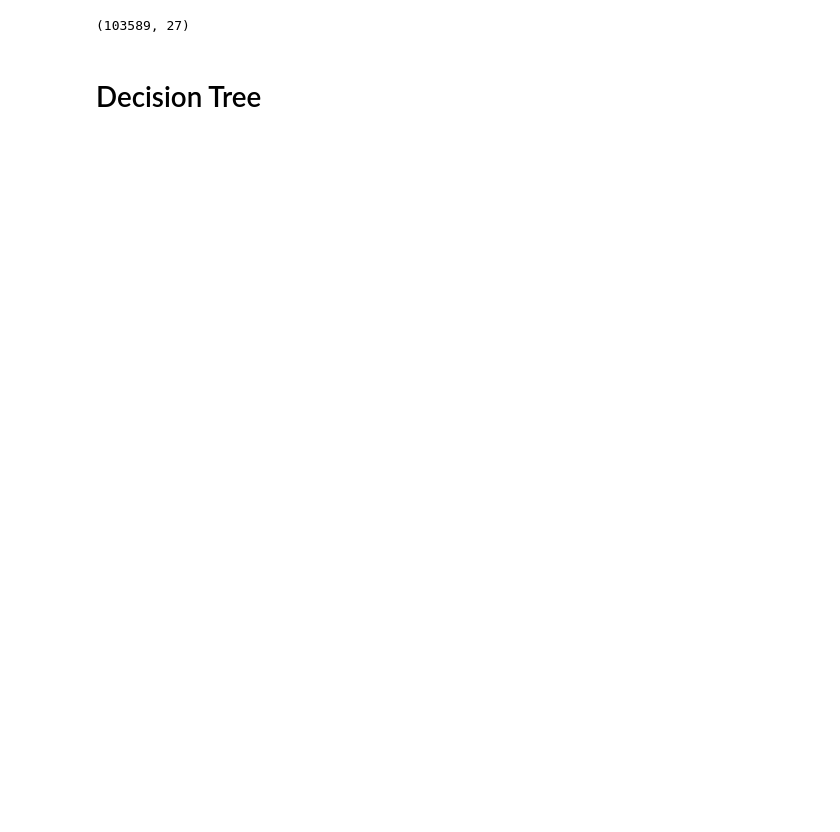
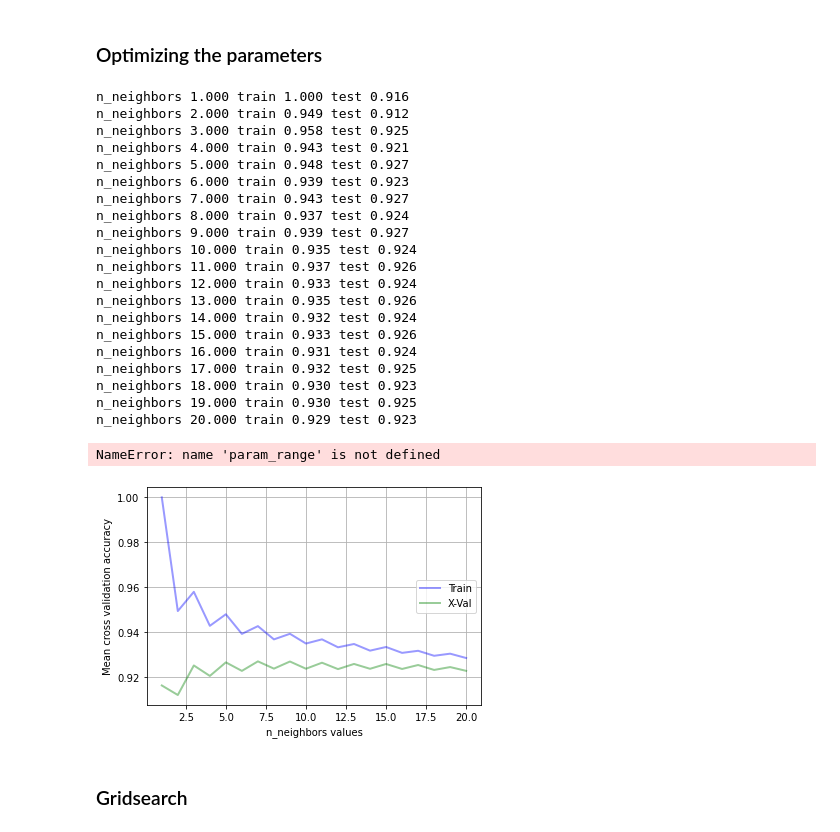
Before and after one commit to gpala7077/Classifying_Airline_Customer_Satisfication, a Jupyter notebook: Final_Project_knn.ipynb, the cells around one changed output. Drawn from its saved outputs; the diff is of its cells as text; code cells hidden in the pictures; blank space fills up the shorter version.

```diff
--- a/Final_Project_knn.ipynb
+++ b/Final_Project_knn.ipynb
@@ -30,7 +29,3 @@ X_train_s = np.load('data/X_train_s.npy')
 X_test_s = np.load('data/X_test_s.npy')
 y_train = np.load('data/y_train.npy')
 y_test = np.load('data/y_test.npy')
-# %%
-X_train_s.shape
-# %% [output]
-(103589, 27)
@@ -44,2 +32,2 @@ rfclf = RandomForestClassifier(random_state=33)
-# %% [markdown]
-# Decision Tree
+# %% [markdown]
+### Optimizing the parameters
@@ -46 +87,34 @@ rfclf = RandomForestClassifier(random_state=33)
+# %%
+knn = neighbors.KNeighborsClassifier(n_jobs=-1)
+param_range = range(1,21)
+
+train_scores, test_scores = calc_params(X_train_s, y_train, knn, k, 'n_neighbors', 3, True)
+
+max_at = np.where(test_scores==np.max(test_scores))[0][0]
+print("\nBest Score {:.3f} for parameter value".format(test_scores[max_at]), [*param_range][max_at])
+# %% [output]
+n_neighbors 1.000 train 1.000 test 0.916
+n_neighbors 2.000 train 0.949 test 0.912
+n_neighbors 3.000 train 0.958 test 0.925
+n_neighbors 4.000 train 0.943 test 0.921
+n_neighbors 5.000 train 0.948 test 0.927
+n_neighbors 6.000 train 0.939 test 0.923
+n_neighbors 7.000 train 0.943 test 0.927
+n_neighbors 8.000 train 0.937 test 0.924
+n_neighbors 9.000 train 0.939 test 0.927
+n_neighbors 10.000 train 0.935 test 0.924
+n_neighbors 11.000 train 0.937 test 0.926
+n_neighbors 12.000 train 0.933 test 0.924
+n_neighbors 13.000 train 0.935 test 0.926
+n_neighbors 14.000 train 0.932 test 0.924
+n_neighbors 15.000 train 0.933 test 0.926
+n_neighbors 16.000 train 0.931 test 0.924
+n_neighbors 17.000 train 0.932 test 0.925
+n_neighbors 18.000 train 0.930 test 0.923
+n_neighbors 19.000 train 0.930 test 0.925
+n_neighbors 20.000 train 0.929 test 0.923
+NameError: name 'param_range' is not defined
+[figure, added]
+# %% [markdown]
+### Gridsearch
 # %%
```
Also changed, not shown: parts of 31 cells of this notebook, 4 other files.
